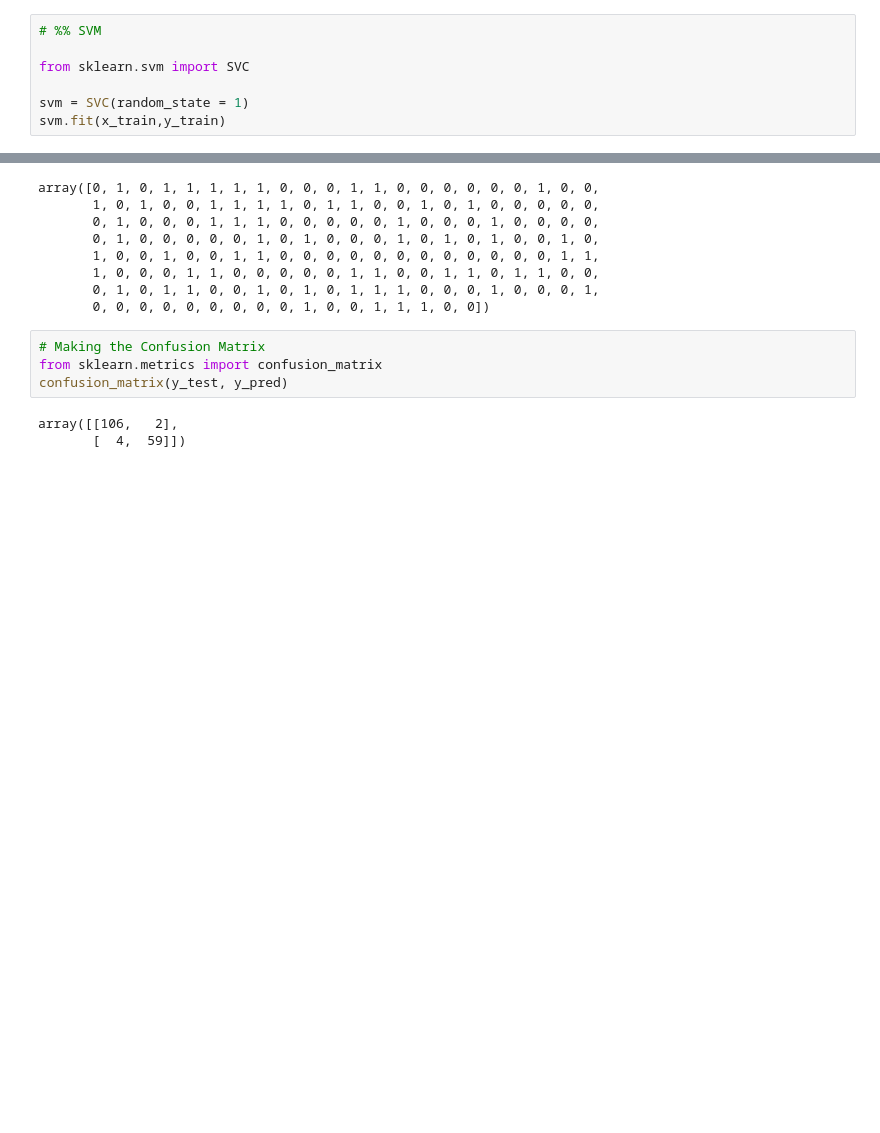
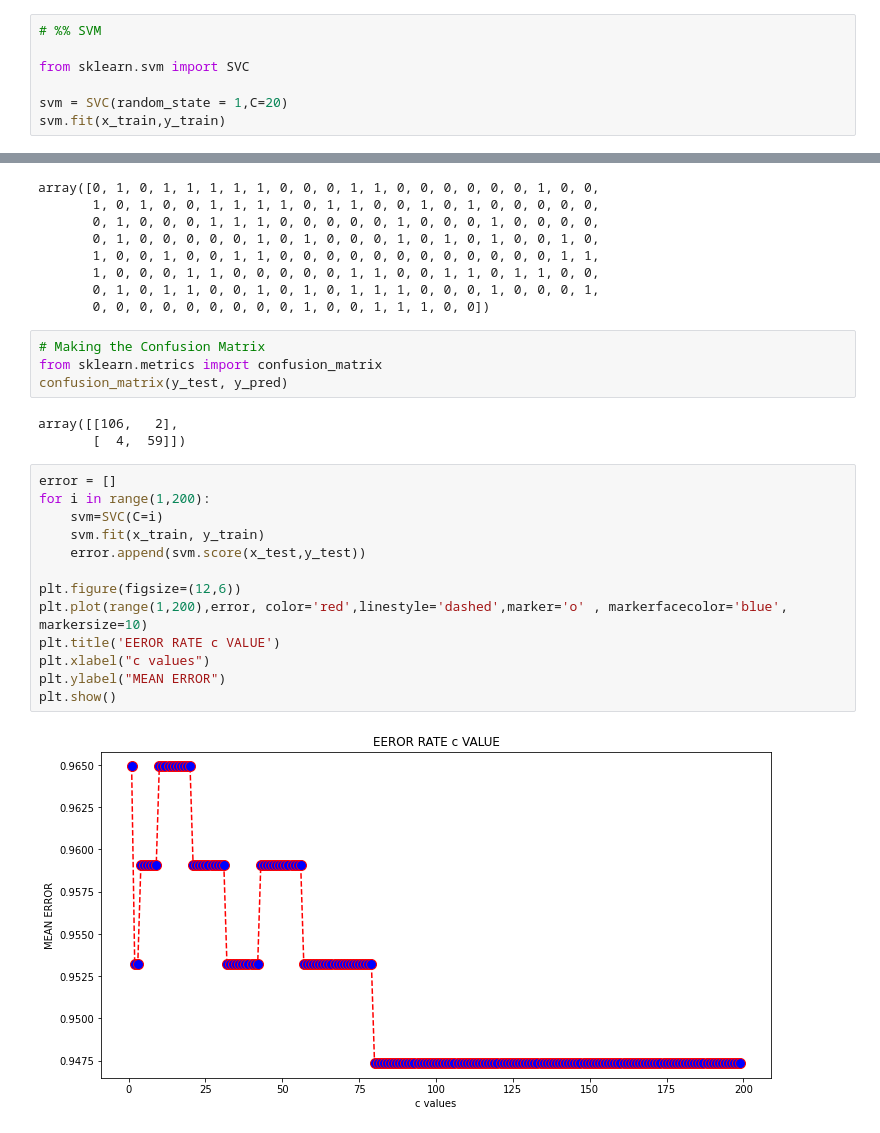
Before and after one commit to Ramazan-lab/machine_learning, a Jupyter notebook: svm_algorithm.ipynb, the cells around one changed output, grey strips where cells are left out. Saved outputs shown, nothing was run; the diff lists cells and outputs as text; blank space fills up the shorter version.

```diff
--- a/svm_algorithm.ipynb
+++ b/svm_algorithm.ipynb
@@ -51,6 +51,6 @@ x_train, x_test, y_train, y_test = train_test_split(x,y,test_size = 0.3,random_s
 
 from sklearn.svm import SVC
 
-svm = SVC(random_state = 1)
+svm = SVC(random_state = 1,C=20)
 svm.fit(x_train,y_train)
 # %% [output]
@@ -79,3 +79,18 @@ confusion_matrix(y_test, y_pred)
 # %% [output]
 array([[106,   2],
        [  4,  59]])
+# %%
+error = []
+for i in range(1,200):
+    svm=SVC(C=i)
+    svm.fit(x_train, y_train)
+    error.append(svm.score(x_test,y_test))
+
+plt.figure(figsize=(12,6))
+plt.plot(range(1,200),error, color='red',linestyle='dashed',marker='o' , markerfacecolor='blue', markersize=10)
+plt.title('EEROR RATE c VALUE')
+plt.xlabel("c values")
+plt.ylabel("MEAN ERROR")
+plt.show()
+# %% [output]
+[figure, added]
```
Also changed, not shown: parts of 1 cell of this notebook.
